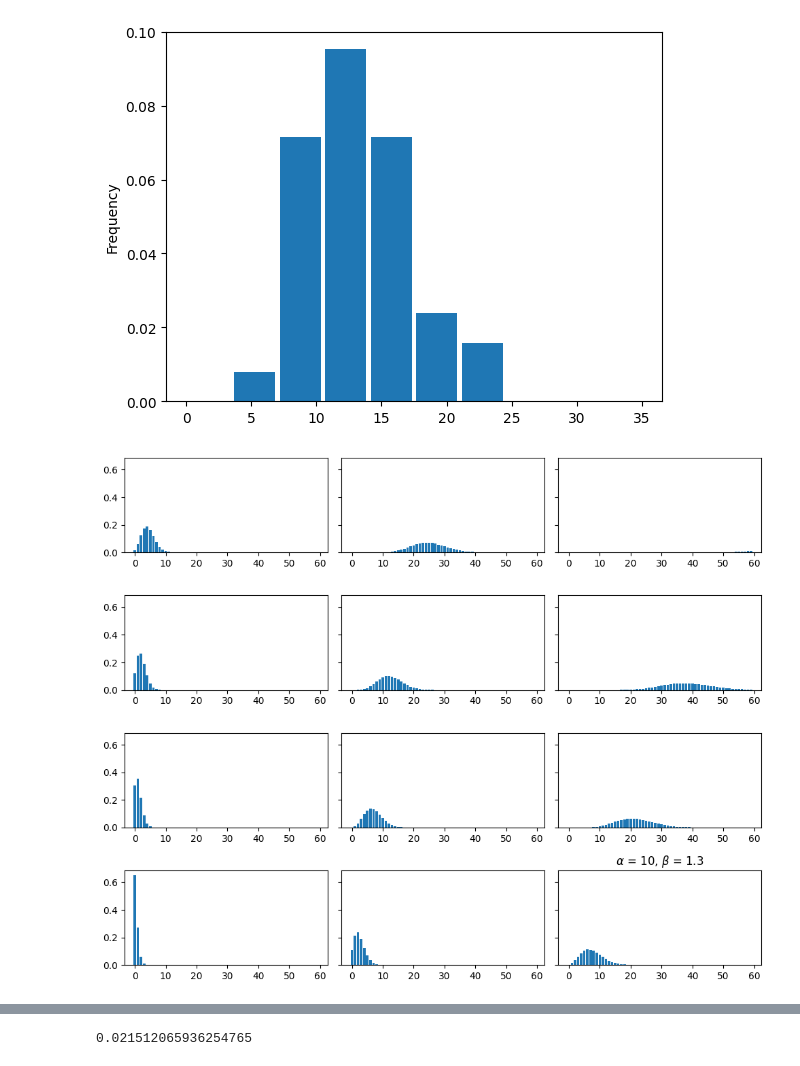
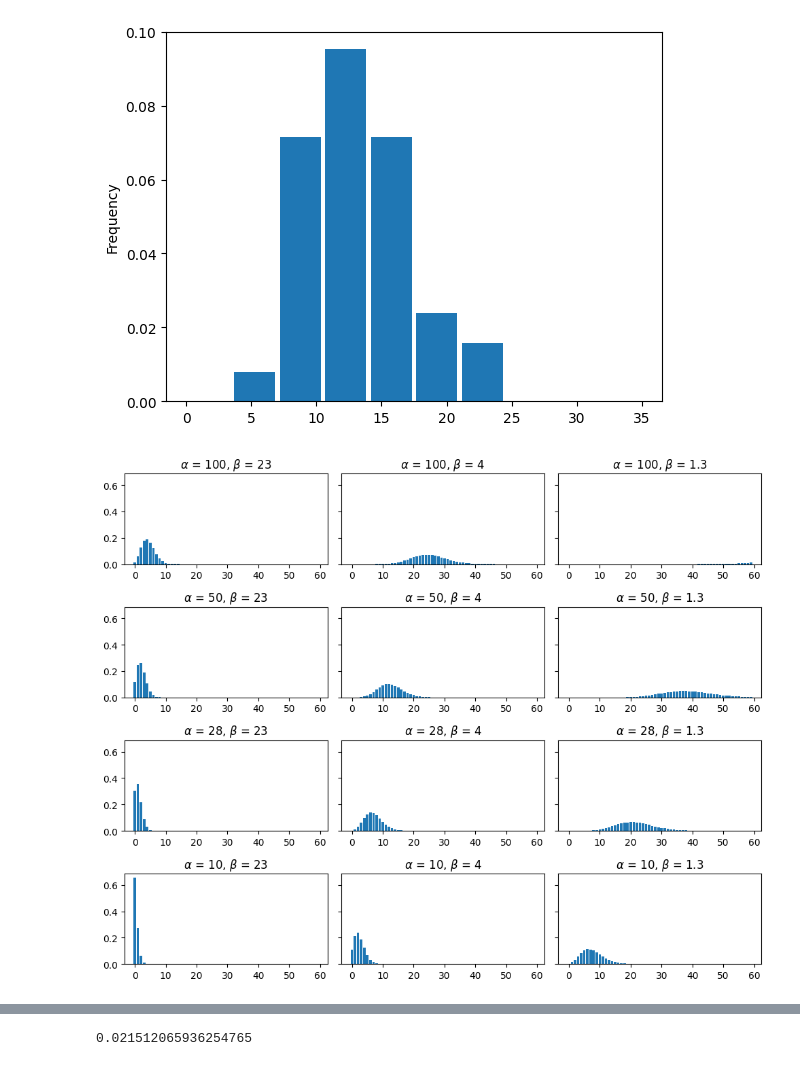
Before and after one commit to Xentisize/intro_to_prob, a Jupyter notebook: 06_Introduction_to_Probability.ipynb, the cells around one changed output, grey strips where cells are left out. Saved outputs shown, nothing was run; the diff lists cells and outputs as text; code cells hidden in the pictures.

```diff
--- a/06_Introduction_to_Probability.ipynb
+++ b/06_Introduction_to_Probability.ipynb
@@ -266,7 +510,12 @@ import scipy.special
 
 def negbinom_pmf(x, alpha, beta):
     """Negative binomial probability mass function"""
-    return (scipy.special.binom(x + alpha - 1, alpha - 1) * (beta / (beta + 1)) ** alpha * (1 / (beta + 1)) ** x)
+    return (
+        scipy.special.binom(x + alpha - 1, alpha - 1)
+        * (beta / (beta + 1)) ** alpha
+        * (1 / (beta + 1)) ** x
+    )
+
 
 print("Pr(X = 6): ", negbinom_pmf(6, alpha=5, beta=1))
 print("Pr(X = 14): ", negbinom_pmf(14, alpha=5, beta=1))
@@ -306,7 +557,7 @@ axes = axes.flatten()
 
 for ax, pmf, (alpha, beta) in zip(axes, pmfs, params):
     ax.bar(x, pmf)
-    ax.set_title(fr"$\alpha$ = {alpha}, $\beta$ = {beta}")
+    ax.set_title(rf"$\alpha$ = {alpha}, $\beta$ = {beta}")
 
 plt.tight_layout()
 # %% [output]
@@ -342,15 +591,16 @@ df_known[df_known["AUTHOR"] == "MADISON"]["by"].plot.hist(
 # %%
 x = np.arange(60)
 alphas, betas = [100, 50, 28, 10], [23, 4, 1.3]
 params = list(itertools.product(alphas, betas))
 pmfs = [negbinom_pmf(x, alpha, beta) for alpha, beta in params]
 fig, axes = plt.subplots(4, 3, sharey=True, figsize=(10, 8))
 axes = axes.flatten()
-for ax, pmf, (alpha, beta) in zip(axes, pmfs, params): ax.bar(x, pmf)
-ax.set_title(fr"$\alpha$ = {alpha}, $\beta$ = {beta}")
+for ax, pmf, (alpha, beta) in zip(axes, pmfs, params):
+    ax.bar(x, pmf)
+    ax.set_title(rf"$\alpha$ = {alpha}, $\beta$ = {beta}")
 plt.tight_layout()
 # %% [output]
-[figure, old version]
+[figure, new version]
 # %%
 authors = ("HAMILTON", "MADISON")
 alpha_hamilton, beta_hamilton = 5, 0.7
```
Also changed, not shown: parts of 47 cells of this notebook.
